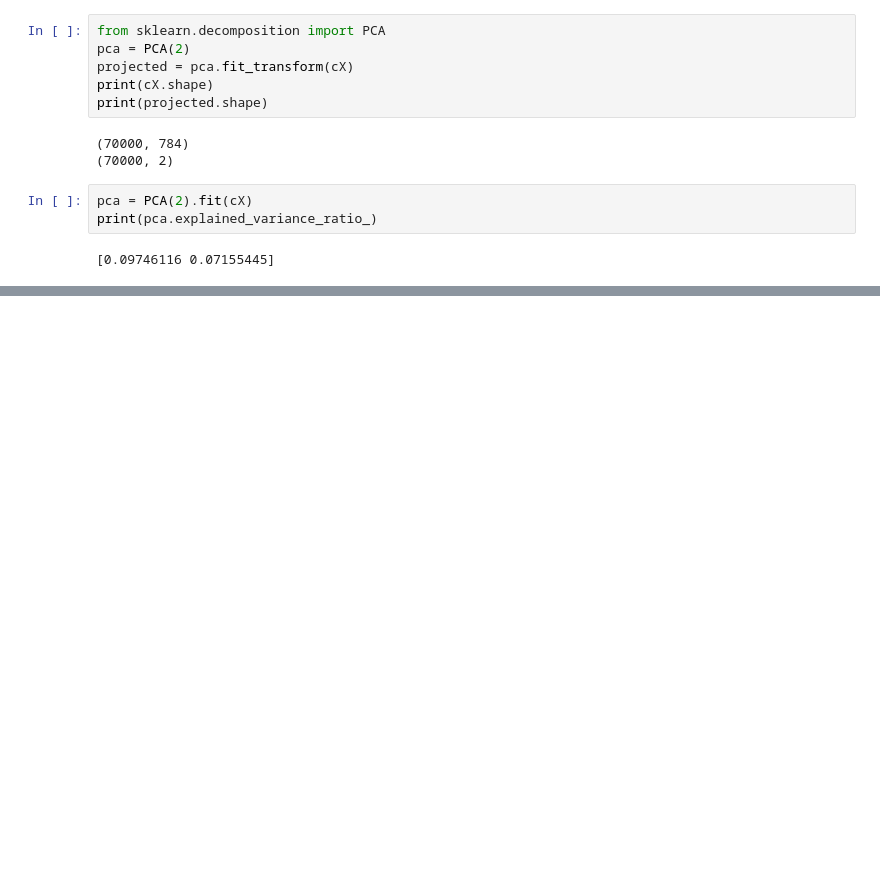
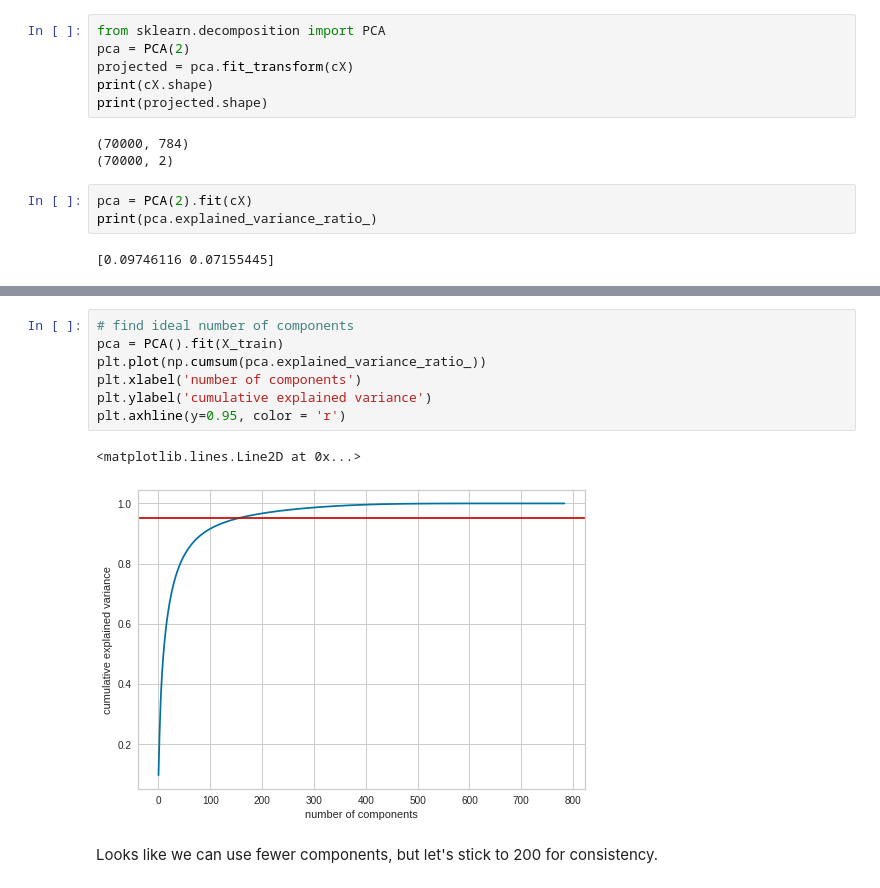
Before and after one commit to bstrain71/422_MNIST, a Jupyter notebook: Strain_Assignment_5.ipynb, the cells around one changed output, grey strips where cells are left out. Saved outputs shown, nothing was run; the diff lists cells and outputs as text; blank space fills up the shorter version.

```diff
--- a/Strain_Assignment_5.ipynb
+++ b/Strain_Assignment_5.ipynb
@@ -188,0 +221,12 @@ print(projected.shape)
+# %%
+# find ideal number of components
+pca = PCA().fit(X_train)
+plt.plot(np.cumsum(pca.explained_variance_ratio_))
+plt.xlabel('number of components')
+plt.ylabel('cumulative explained variance')
+plt.axhline(y=0.95, color = 'r')
+# %% [output]
+<matplotlib.lines.Line2D at 0x...>
+[figure, added]
+# %% [markdown]
+Looks like we can use fewer components, but let's stick to 200 for consistency.
```
Also changed, not shown: parts of 13 cells of this notebook.
